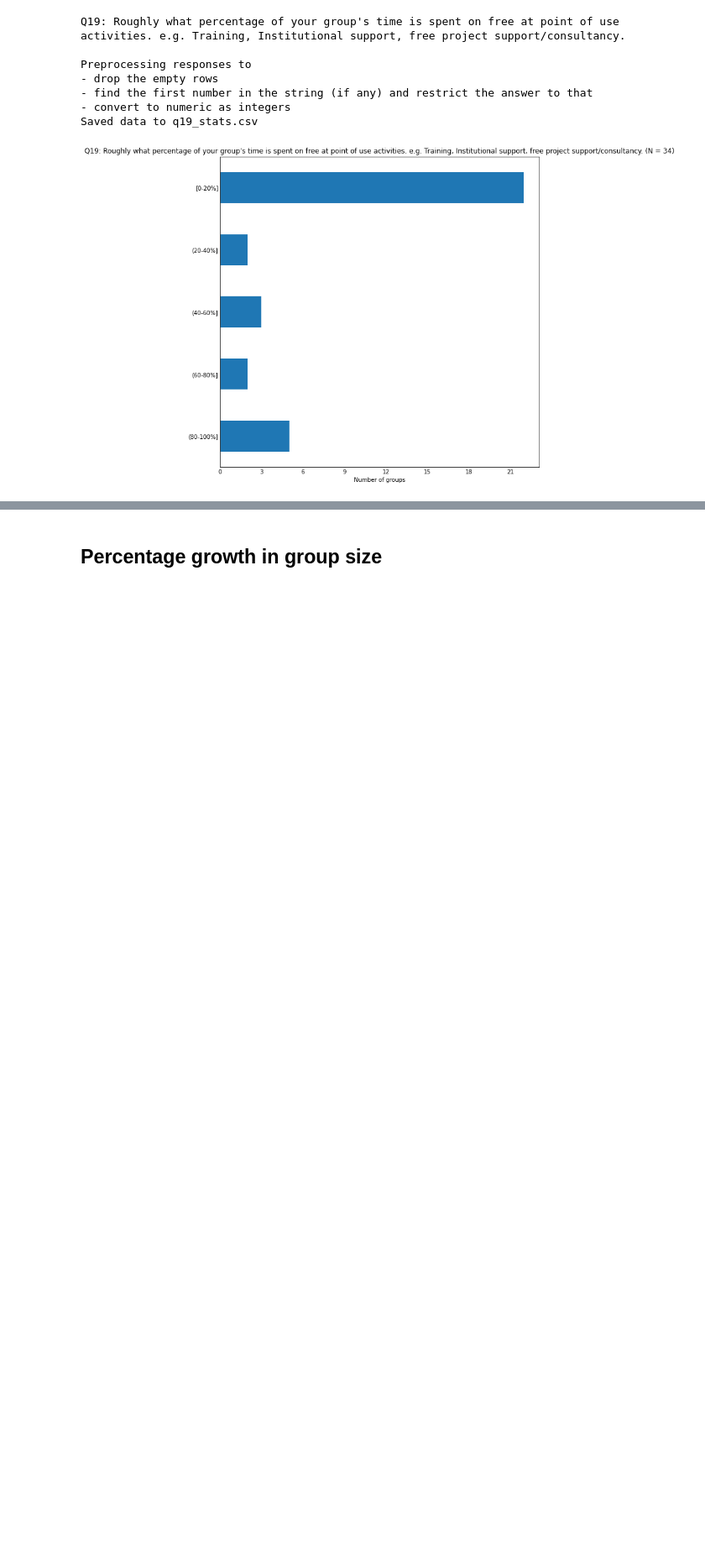
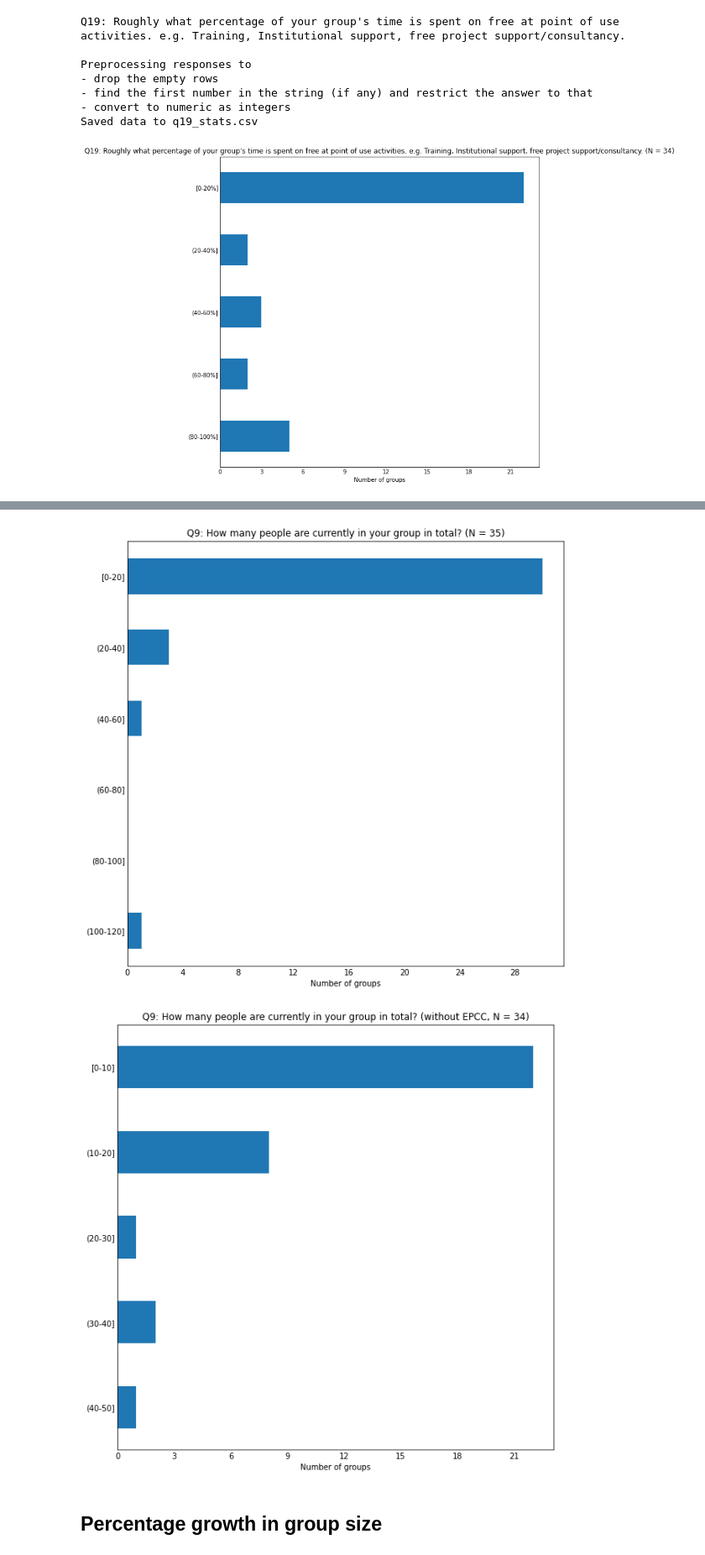
Before and after one commit to softwaresaved/RSE-Group-Leaders-Survey-2023_Python, a Jupyter notebook: notebooks/PRODUCE_report.ipynb, the cells around one changed output, grey strips where cells are left out. Shown at 84% size. Drawn from its saved outputs; the diff is of its cells as text; code cells hidden in the pictures; blank space fills up the shorter version.

```diff
--- a/notebooks/PRODUCE_report.ipynb
+++ b/notebooks/PRODUCE_report.ipynb
@@ -409,0 +412,76 @@ Saved data to q19_stats.csv
+# %%
+qst = "q9"
+
+title = f"{qst.upper()}: {setup[qst]['text'].replace(':', '')}"
+print(title)
+
+dset2plot = dset.copy()
+
+if verbose:
+    print("\nPreprocessing responses to")
+    print("- drop the empty rows")
+
+# drop the nan rows
+dset2plot = dset2plot.dropna(subset=[qst])
+
+
+# save data
+fname = f"{qst}_stats"
+util.save_dataset(dset2plot, fname=fname)
+if verbose:
+    print(f"Saved data to {fname}.csv")
+
+# compute and plot stats - all
+column = f"{qst}_binned"
+dset2plot[column] = pd.cut(dset2plot[qst],
+                           bins=[0, 20, 40, 60, 80, 100, 120],
+                           labels=["[0-20]", "(20-40]", "(40-60]", "(60-80]", "(80-100]" , "(100-120]"],
+                           include_lowest=True)
+
+col = "Number of groups"
+dset_stats = dset2plot[column].value_counts().to_frame(name=col)
+dset_stats = dset_stats.sort_index(ascending=False)
+dset_stats.index.name = "Group size"
+
+dset_stats.plot.barh(y=col,
+                     legend=False,
+                     color=color_bars,
+                     title=f"{title} (N = {dset2plot.shape[0]})"
+                     )
+plt.xlabel(col)
+plt.ylabel("")
+plt.tick_params(axis="both", which="major", length=0)
+plt.gca().xaxis.set_major_locator(MaxNLocator(integer=True))
+plt.gcf().set_size_inches(10, 10)
+plt.gcf().set_facecolor('white')
+
+plt.show()
+
+# compute and plot stats - without EPCC
+subtitle = "without EPCC"
+column = f"{qst}_binned"
+dset2plot = dset2plot[dset2plot[qst] < 100]
+
+dset2plot[column] = pd.cut(dset2plot[qst],
+                           bins=[0, 10, 20, 30, 40, 50],
+                           labels=["[0-10]", "(10-20]", "(20-30]", "(30-40]", "(40-50]"],
+                           include_lowest=True)
+col = "Number of groups"
+dset_stats = dset2plot[column].value_counts().to_frame(name=col)
+dset_stats = dset_stats.sort_index(ascending=False)
+dset_stats.index.name = "Group size"
+
+dset_stats.plot.barh(y=col,
+                     legend=False,
+                     color=color_bars,
+                     title=f"{title} ({subtitle}, N = {dset2plot.shape[0]})"
+                     )
+plt.xlabel(col)
+plt.ylabel("")
+plt.tick_params(axis="both", which="major", length=0)
+plt.gca().xaxis.set_major_locator(MaxNLocator(integer=True))
+plt.gcf().set_size_inches(10, 10)
+plt.gcf().set_facecolor('white')
+
+plt.show()
+# %% [output]
@@ -410,3 +493,5 @@ Saved data to q19_stats.csv
+[figure, added]
+[figure, added]
 # %% [markdown]
 ## Percentage growth in group size
 # %%
```
Also changed, not shown: parts of 3 cells of this notebook, 7 other files.
